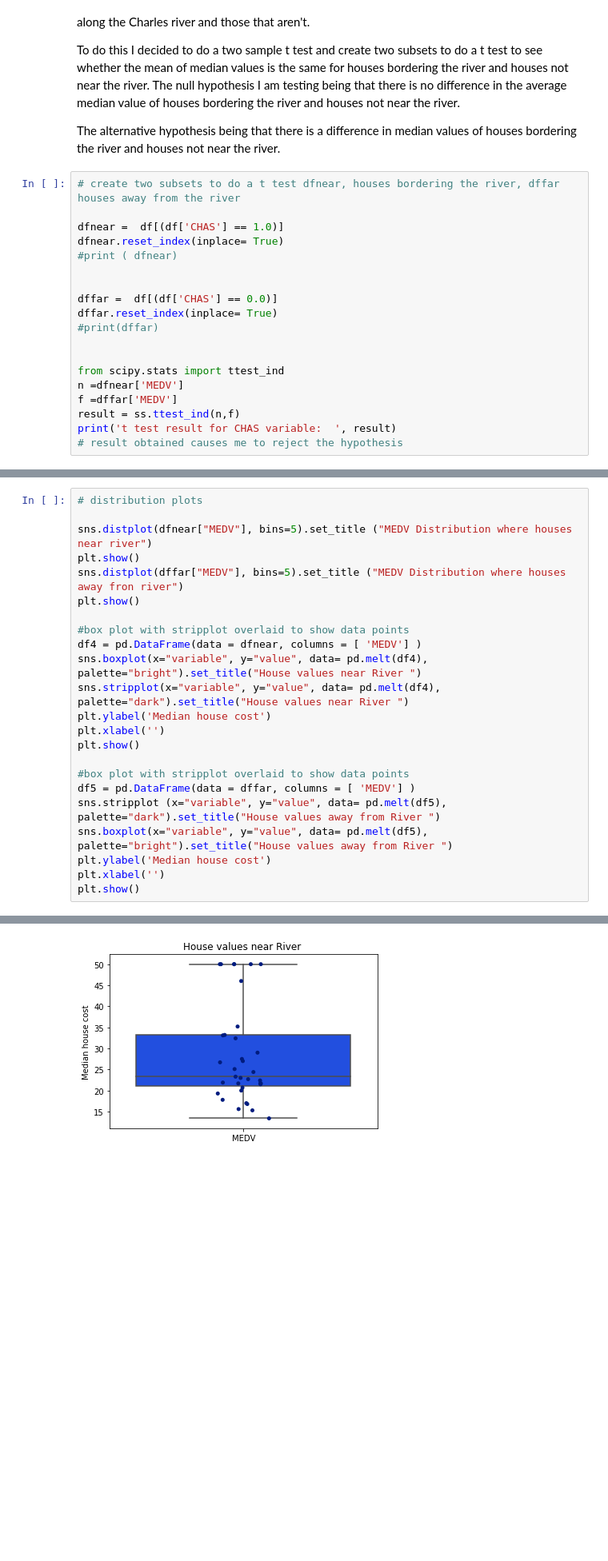
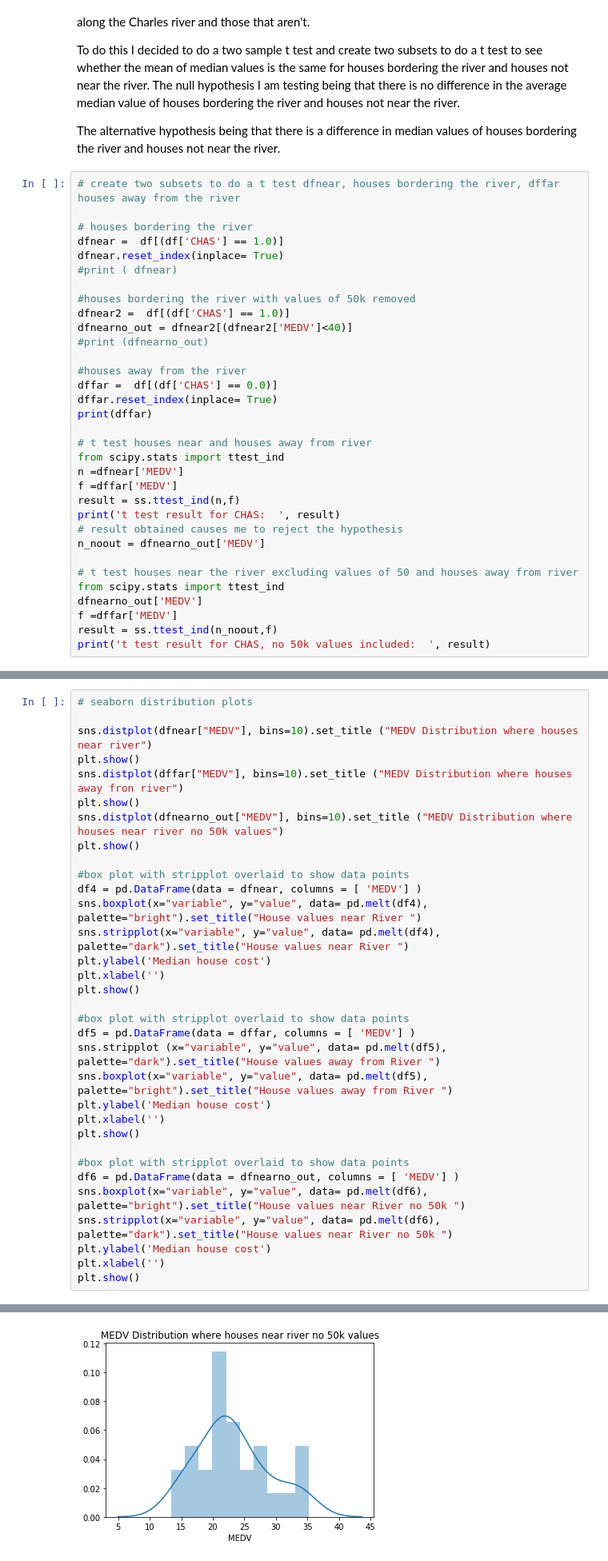
Before and after one commit to Hudsonsue/machine-learning, a Jupyter notebook: Machine Learning - Assessment.ipynb, the cells around one changed output, grey strips where cells are left out. Shown at 80% size. Saved outputs shown, nothing was run; the diff lists cells and outputs as text; blank space fills up the shorter version.

Commit message:
inferential stats

```diff
--- a/Machine Learning - Assessment.ipynb
+++ b/Machine Learning - Assessment.ipynb
@@ -172,20 +174,34 @@ The alternative hypothesis being that there is a difference in median values of
 # %%
 # create two subsets to do a t test dfnear, houses bordering the river, dffar houses away from the river
 
+# houses bordering the river
 dfnear =  df[(df['CHAS'] == 1.0)]
 dfnear.reset_index(inplace= True)
 #print ( dfnear)
 
+#houses bordering the river with values of 50k removed
+dfnear2 =  df[(df['CHAS'] == 1.0)]
+dfnearno_out = dfnear2[(dfnear2['MEDV']<40)]
+#print (dfnearno_out)
 
+#houses away from the river
 dffar =  df[(df['CHAS'] == 0.0)]
 dffar.reset_index(inplace= True)
-#print(dffar)
+print(dffar)
 
-
+# t test houses near and houses away from river
 from scipy.stats import ttest_ind
 n =dfnear['MEDV']
 f =dffar['MEDV']
 result = ss.ttest_ind(n,f)
-print('t test result for CHAS variable:  ', result)
+print('t test result for CHAS:  ', result)
 # result obtained causes me to reject the hypothesis
+n_noout = dfnearno_out['MEDV']
+
+# t test houses near the river excluding values of 50 and houses away from river
+from scipy.stats import ttest_ind
+dfnearno_out['MEDV']
+f =dffar['MEDV']
+result = ss.ttest_ind(n_noout,f)
+print('t test result for CHAS, no 50k values included:  ', result)
 # %% [output]
@@ -195,9 +230,11 @@ The result obtained causes me to reject the hypothesis and conclude that the mea
 # %%
-# distribution plots
+# seaborn distribution plots
 
-sns.distplot(dfnear["MEDV"], bins=5).set_title ("MEDV Distribution where houses near river")
+sns.distplot(dfnear["MEDV"], bins=10).set_title ("MEDV Distribution where houses near river")
 plt.show()
-sns.distplot(dffar["MEDV"], bins=5).set_title ("MEDV Distribution where houses away fron river")
+sns.distplot(dffar["MEDV"], bins=10).set_title ("MEDV Distribution where houses away fron river")
+plt.show()
+sns.distplot(dfnearno_out["MEDV"], bins=10).set_title ("MEDV Distribution where houses near river no 50k values")
 plt.show()
 
 #box plot with stripplot overlaid to show data points
@@ -215,4 +252,12 @@ sns.boxplot(x="variable", y="value", data= pd.melt(df5), palette="bright").set_t
 plt.ylabel('Median house cost')
 plt.xlabel('')
 plt.show()
+
+#box plot with stripplot overlaid to show data points
+df6 = pd.DataFrame(data = dfnearno_out, columns = [ 'MEDV'] )
+sns.boxplot(x="variable", y="value", data= pd.melt(df6), palette="bright").set_title("House values near River no 50k ")
+sns.stripplot(x="variable", y="value", data= pd.melt(df6), palette="dark").set_title("House values near River no 50k ")
+plt.ylabel('Median house cost')
+plt.xlabel('')
+plt.show()
 # %% [output]
@@ -221 +266 @@ plt.show()
-[figure, old version]
+[figure, new version]
```
Also changed, not shown: parts of 22 cells of this notebook.
